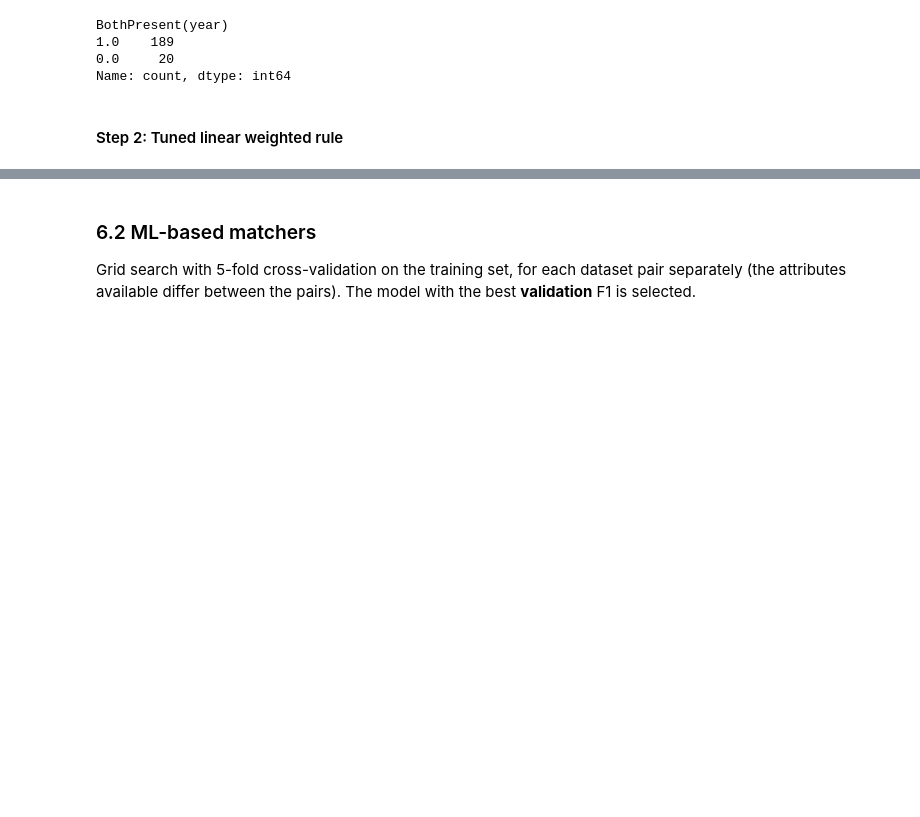
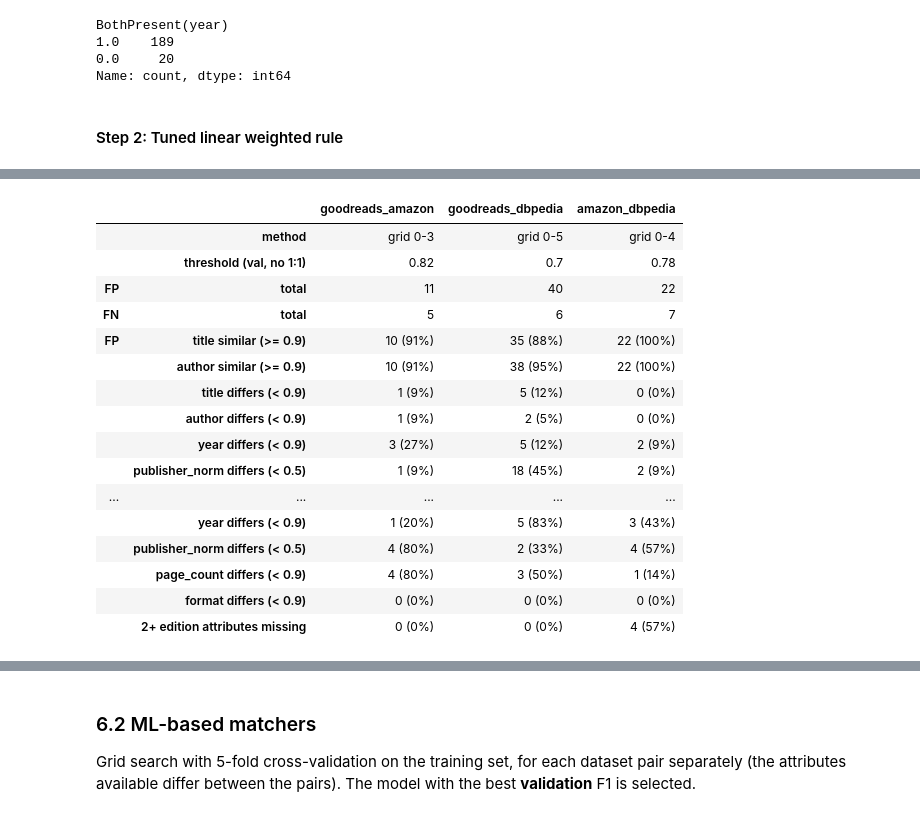
Before and after one commit to Web-Data-Integration-Team/Books-Data-Integration, a Jupyter notebook: identity_resolution.ipynb, the cells around one changed output, grey strips where cells are left out. Cells and saved outputs as stored; diff of their text form; code cells hidden in the pictures; blank space fills up the shorter version.

```diff
--- a/identity_resolution.ipynb
+++ b/identity_resolution.ipynb
@@ -1069,0 +884,71 @@ display(pd.DataFrame(rows_ls))
+# %%
+# Error analysis of MY weighted linear rule on the VALIDATION set (without 1:1).
+# Method per pair = the one chosen on validation; threshold = best validation F1.
+# Counts which factors appear among FP / FN -> conditions of the non-linear rule.
+
+CHOSEN = {"amazon_dbpedia": "grid 0-4", "goodreads_amazon": "grid 0-3", "goodreads_dbpedia": "grid 0-5"}
+
+TITLE, TITLE_AC = col("StringComparator(title_clean, jaro_winkler"), col("StringComparator(title_after_colon, jaro_winkler")
+AUTHOR, YEAR = col("StringComparator(first_author, jaro_winkler"), col("NumericComparator(year")
+PUB, PAGES, FMT = PUB_NORM, col("NumericComparator(page_count"), col("StringComparator(format_clean")
+
+
+def n_missing(r):
+    """Number of edition attributes not present in both records."""
+    return 4 - int(r["BothPresent(publisher)"] + r["BothPresent(year)"]
+                   + r["BothPresent(page_count)"] + r["BothPresent(format)"])
+
+
+# "differs" = both records have a value and it is different
+FACTORS = {
+    "title similar (>= 0.9)":         lambda r: max(r[TITLE], r[TITLE_AC]) >= 0.9,
+    "author similar (>= 0.9)":        lambda r: r[AUTHOR] >= 0.9,
+    "title differs (< 0.9)":          lambda r: max(r[TITLE], r[TITLE_AC]) < 0.9,
+    "author differs (< 0.9)":         lambda r: r[AUTHOR] < 0.9,
+    "year differs (< 0.9)":           lambda r: r["BothPresent(year)"] == 1 and r[YEAR] < 0.9,
+    "publisher_norm differs (< 0.5)": lambda r: r["BothPresent(publisher)"] == 1 and r[PUB] < 0.5,
+    "page_count differs (< 0.9)":     lambda r: r["BothPresent(page_count)"] == 1 and r[PAGES] < 0.9,
+    "format differs (< 0.9)":         lambda r: r["BothPresent(format)"] == 1 and r[FMT] < 0.9,
+    "2+ edition attributes missing":  lambda r: n_missing(r) >= 2,
+}
+RAW_COLS = ["title", "first_author", "publisher", "year", "page_count", "format"]
+
+factor_table, val_errors = {}, {}
+for p in features:
+    va = features[p]["validation"].copy()
+    y = va["label"].to_numpy(bool)
+
+    # apply my linear rule to the validation pairs
+    S, P = sims(va)
+    va["score"] = linear_score(S, P, weights[CHOSEN[p]][p])
+    thr, _ = best_threshold(va["score"].to_numpy(), y)        # = validation threshold without 1:1
+    pred = va["score"].to_numpy() >= thr
+
+    fp, fn = va[pred & ~y], va[~pred & y]
+    val_errors[p] = {"FP": fp, "FN": fn}
+
+    # share of errors with each factor (one error can have several)
+    c = {("", "method"): CHOSEN[p], ("", "threshold (val, no 1:1)"): thr,
+         ("FP", "total"): len(fp), ("FN", "total"): len(fn)}
+    for kind, err in [("FP", fp), ("FN", fn)]:
+        for name, f in FACTORS.items():
+            n = sum(bool(f(r)) for _, r in err.iterrows())
+            c[(kind, name)] = f"{n} ({n / len(err):.0%})" if len(err) else "0"
+    factor_table[p] = c
+
+print("=== Error factors of my weighted linear rule on VALIDATION (without 1:1) ===")
+display(pd.DataFrame(factor_table))
+
+# example errors with raw values
+pd.set_option("display.max_colwidth", 40)
+for p, errs in val_errors.items():
+    a, b = p.split("_")
+    A, B = data[a].set_index("id"), data[b].set_index("id")
+    for kind in ["FP", "FN"]:
+        rows = [{"score": round(s, 3),
+                 **{f"{c} ({a})": A.at[x, c] for c in RAW_COLS},
+                 **{f"{c} ({b})": B.at[y_, c] for c in RAW_COLS}}
+                for x, y_, s in zip(errs[kind]["id1"], errs[kind]["id2"], errs[kind]["score"])]
+        print(f"\n=== {p}: first 5 {kind} on VALIDATION ===")
+        display(pd.DataFrame(rows).head(5))
+# %% [output]
@@ -1069,0 +956,17 @@ display(pd.DataFrame(rows_ls))
+|  |  | goodreads_amazon | goodreads_dbpedia | amazon_dbpedia |
+|  | method | grid 0-3 | grid 0-5 | grid 0-4 |
+|  | threshold (val, no 1:1) | 0.82 | 0.7 | 0.78 |
+| FP | total | 11 | 40 | 22 |
+| FN | total | 5 | 6 | 7 |
+| FP | title similar (>= 0.9) | 10 (91%) | 35 (88%) | 22 (100%) |
+|  | author similar (>= 0.9) | 10 (91%) | 38 (95%) | 22 (100%) |
+|  | title differs (< 0.9) | 1 (9%) | 5 (12%) | 0 (0%) |
+|  | author differs (< 0.9) | 1 (9%) | 2 (5%) | 0 (0%) |
+|  | year differs (< 0.9) | 3 (27%) | 5 (12%) | 2 (9%) |
+|  | publisher_norm differs (< 0.5) | 1 (9%) | 18 (45%) | 2 (9%) |
+| ... | ... | ... | ... | ... |
+|  | year differs (< 0.9) | 1 (20%) | 5 (83%) | 3 (43%) |
+|  | publisher_norm differs (< 0.5) | 4 (80%) | 2 (33%) | 4 (57%) |
+|  | page_count differs (< 0.9) | 4 (80%) | 3 (50%) | 1 (14%) |
+|  | format differs (< 0.9) | 0 (0%) | 0 (0%) | 0 (0%) |
+|  | 2+ edition attributes missing | 0 (0%) | 0 (0%) | 4 (57%) |
```
Also changed, not shown: parts of 27 cells of this notebook, 4 other files.
